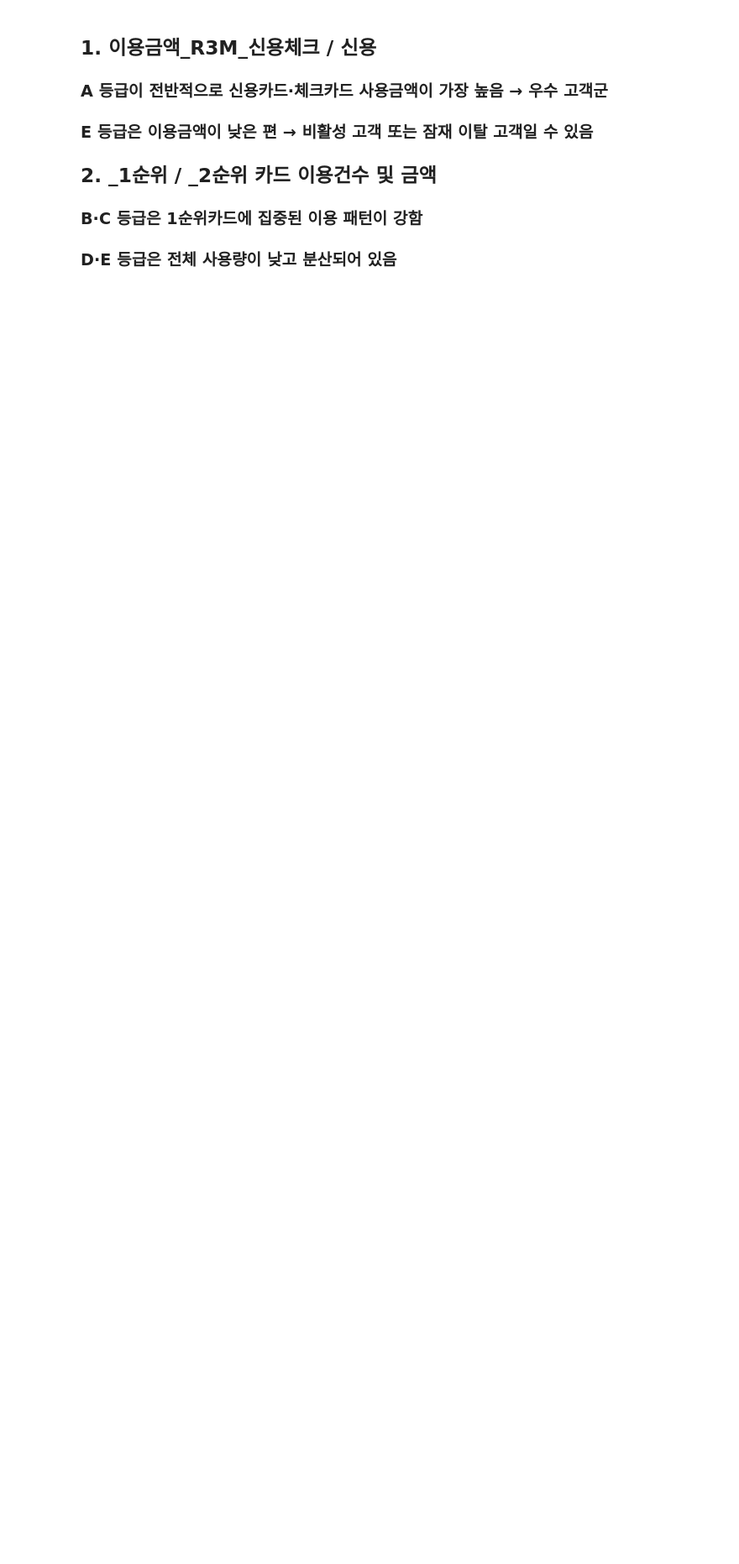
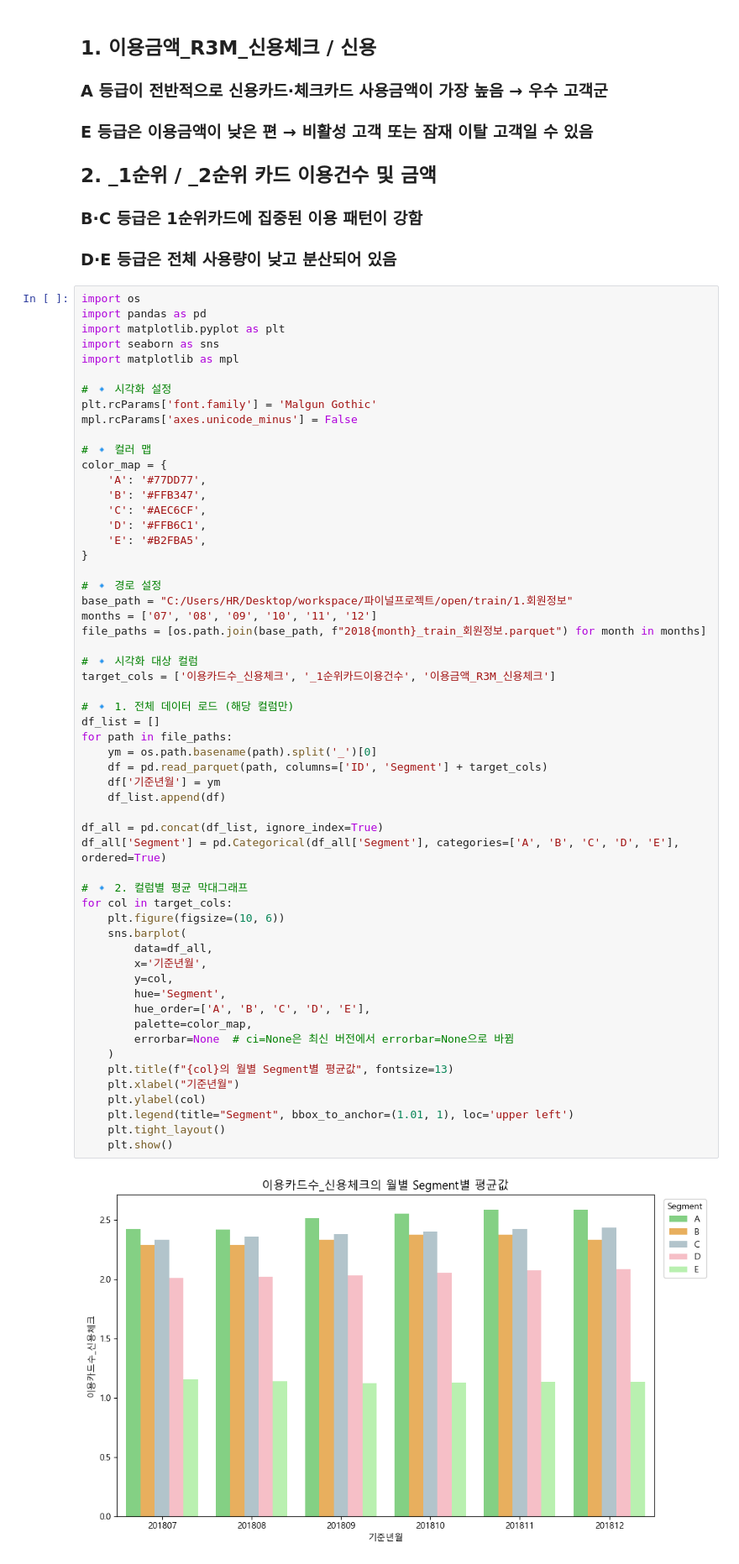
Before and after one commit to minji1404/likelion_finalproject, a Jupyter notebook: members/이효린/jupyter/회원정보EDA.ipynb, the cells around one changed output. Shown: that part at 84% size. Saved outputs shown, nothing was run; the diff lists cells and outputs as text; blank space fills up the shorter version.

```diff
--- a/members/이효린/jupyter/회원정보EDA.ipynb
+++ b/members/이효린/jupyter/회원정보EDA.ipynb
@@ -100,3 +176,62 @@ for col in feature_cols:
 ### B·C 등급은 1순위카드에 집중된 이용 패턴이 강함
 
 ### D·E 등급은 전체 사용량이 낮고 분산되어 있음
+# %%
+import os
+import pandas as pd
+import matplotlib.pyplot as plt
+import seaborn as sns
+import matplotlib as mpl
+
+# 🔹 시각화 설정
+plt.rcParams['font.family'] = 'Malgun Gothic'
+mpl.rcParams['axes.unicode_minus'] = False
+
+# 🔹 컬러 맵
+color_map = {
+    'A': '#77DD77',
+    'B': '#FFB347',
+    'C': '#AEC6CF',
+    'D': '#FFB6C1',
+    'E': '#B2FBA5',
+}
+
+# 🔹 경로 설정
+base_path = "C:/Users/HR/Desktop/workspace/파이널프로젝트/open/train/1.회원정보"
+months = ['07', '08', '09', '10', '11', '12']
+file_paths = [os.path.join(base_path, f"2018{month}_train_회원정보.parquet") for month in months]
+
+# 🔹 시각화 대상 컬럼
+target_cols = ['이용카드수_신용체크', '_1순위카드이용건수', '이용금액_R3M_신용체크']
+
+# 🔹 1. 전체 데이터 로드 (해당 컬럼만)
+df_list = []
+for path in file_paths:
+    ym = os.path.basename(path).split('_')[0]
+    df = pd.read_parquet(path, columns=['ID', 'Segment'] + target_cols)
+    df['기준년월'] = ym
+    df_list.append(df)
+
+df_all = pd.concat(df_list, ignore_index=True)
+df_all['Segment'] = pd.Categorical(df_all['Segment'], categories=['A', 'B', 'C', 'D', 'E'], ordered=True)
+
+# 🔹 2. 컬럼별 평균 막대그래프
+for col in target_cols:
+    plt.figure(figsize=(10, 6))
+    sns.barplot(
+        data=df_all,
+        x='기준년월',
+        y=col,
+        hue='Segment',
+        hue_order=['A', 'B', 'C', 'D', 'E'],
+        palette=color_map,
+        errorbar=None  # ci=None은 최신 버전에서 errorbar=None으로 바뀜
+    )
+    plt.title(f"{col}의 월별 Segment별 평균값", fontsize=13)
+    plt.xlabel("기준년월")
+    plt.ylabel(col)
+    plt.legend(title="Segment", bbox_to_anchor=(1.01, 1), loc='upper left')
+    plt.tight_layout()
+    plt.show()
+# %% [output]
+[figure, added]
```
Also changed, not shown: parts of 10 cells of this notebook, 10 other files.
